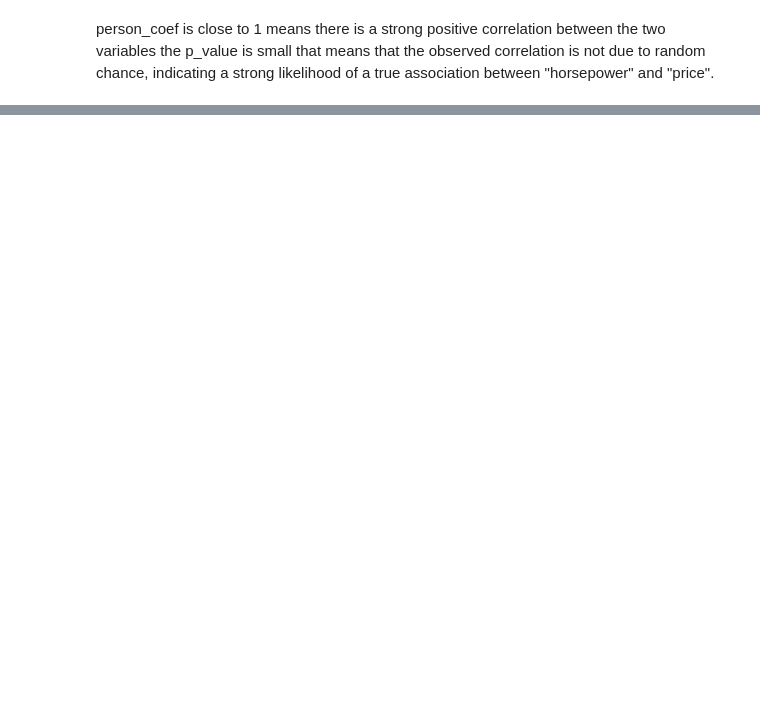
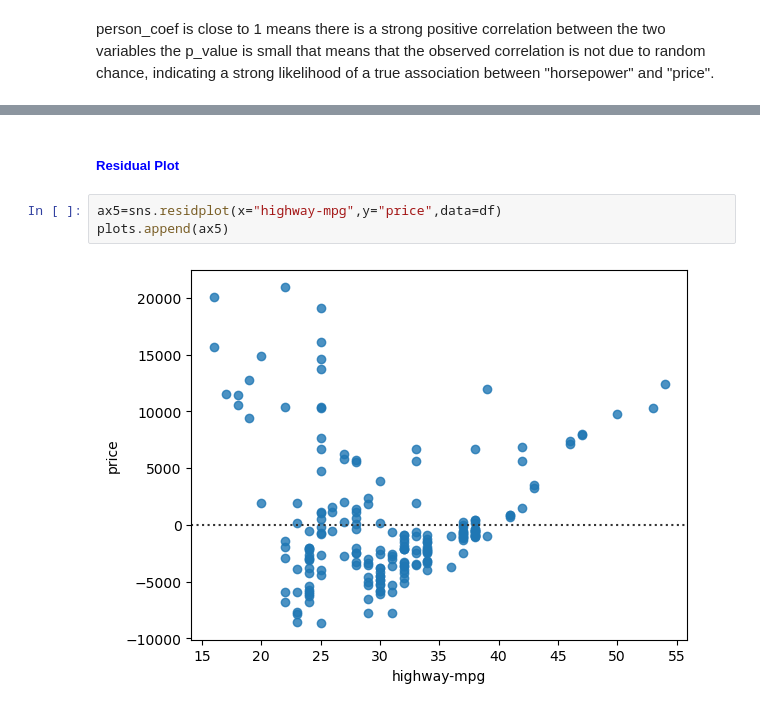
Before and after one commit to ourahma/Python-Data-Viz, a Jupyter notebook: data_viz.ipynb, the cells around one changed output, grey strips where cells are left out. Cells and saved outputs as stored; diff of their text form; blank space fills up the shorter version.

```diff
--- a/data_viz.ipynb
+++ b/data_viz.ipynb
@@ -331,0 +427,7 @@ the p_value is small that means that the observed correlation is not due to rand
+# %% [markdown]
+<h5 style="color:blue;">Residual Plot</h5>
+# %%
+ax5=sns.residplot(x="highway-mpg",y="price",data=df)
+plots.append(ax5)
+# %% [output]
+[figure, added]
```
Also changed, not shown: parts of 22 cells of this notebook.
